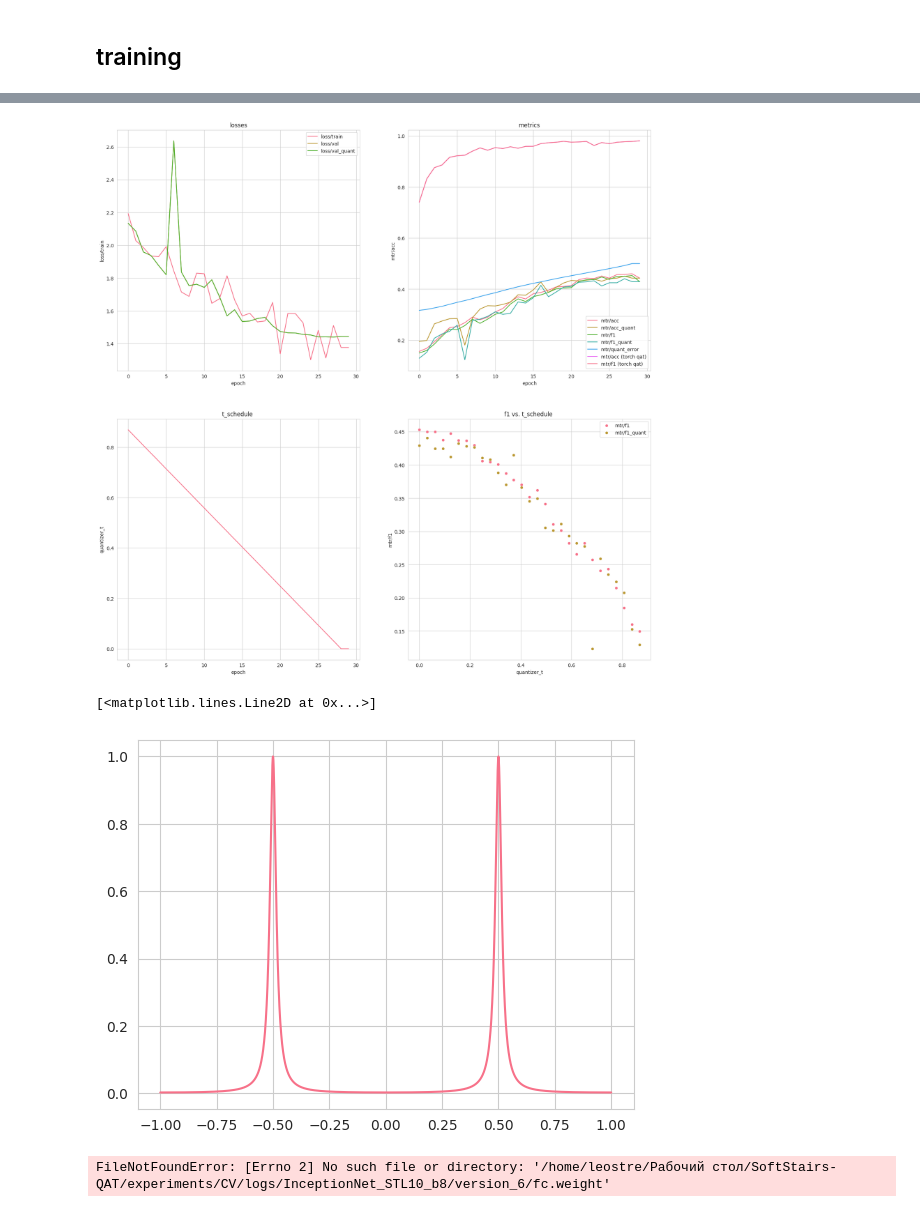
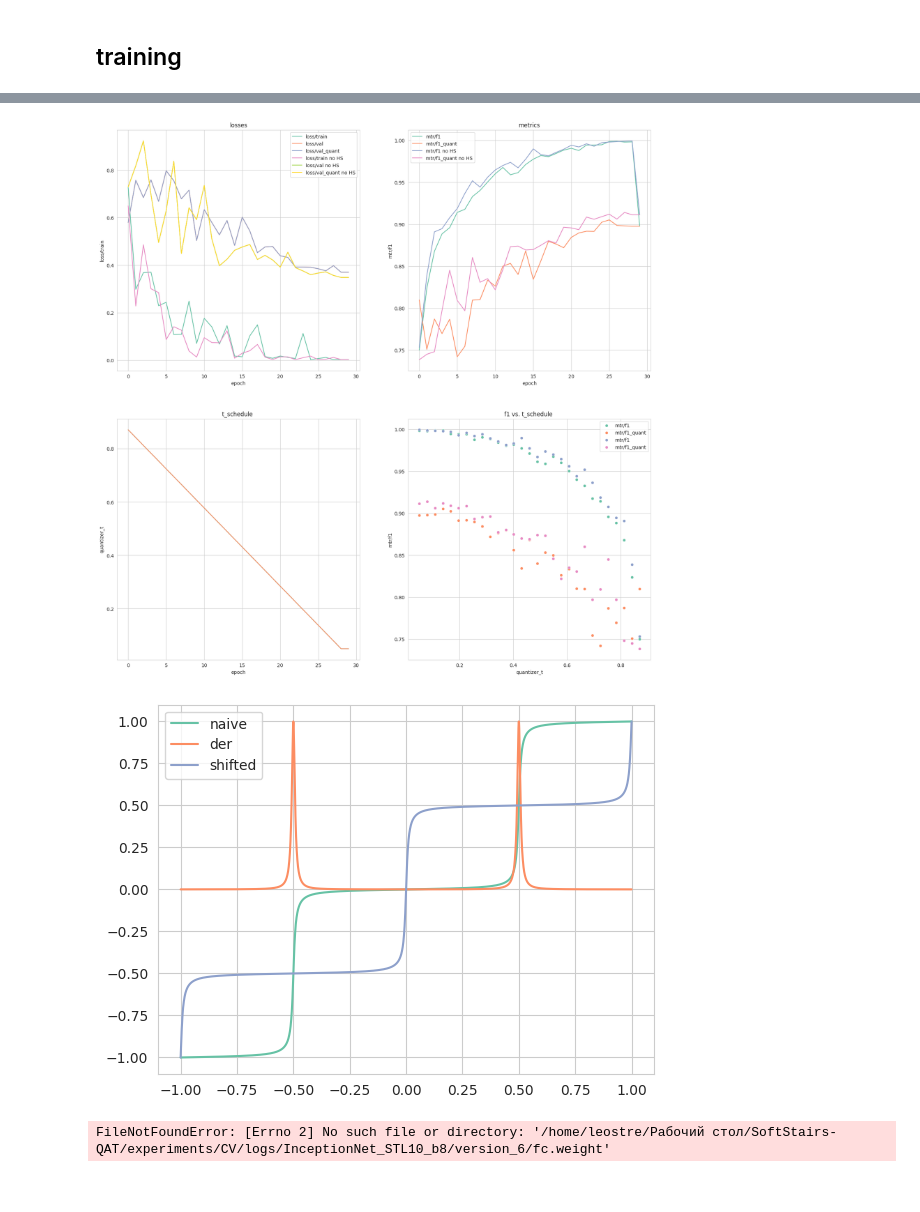
Before and after one commit to data-satanism/SoftStairs-QAT, a Jupyter notebook: experiments/CV/inception_stl10.ipynb, the cells around one changed output, grey strips where cells are left out. Saved outputs shown, nothing was run; the diff lists cells and outputs as text; code cells hidden in the pictures.

Commit message:
exp, fix: new metrics, fix quant_error

```diff
--- a/experiments/CV/inception_stl10.ipynb
+++ b/experiments/CV/inception_stl10.ipynb
@@ -556,11 +562,16 @@ from pathlib import Path
 
 # Set Seaborn style
 sns.set_style("whitegrid")
-sns.set_palette("husl")
+sns.set_palette("Set2")
 
 
 def plot_dynamics(name, scale='step', metric='acc', axes=None, suffix=''):
-    dynamics, final_results = read_results(name, scale)
+    name, *version = name.split('#')
+    if not version:
+        version = None
+    else:
+        version = int(version[0])
+    dynamics, final_results = read_results(name, scale, version)
 
     if axes is None:
         fig, axes = plt.subplots(2, 2, figsize=(20, 20))
@@ -573,7 +584,7 @@ def plot_dynamics(name, scale='step', metric='acc', axes=None, suffix=''):
 
     # mtr
 
-    for c in [c for c in dynamics.columns if c.startswith('mtr/')]:
+    for c in [c for c in dynamics.columns if not metric and c.startswith('mtr/') or isinstance(metric, str) and metric in c]:
         sns.lineplot(dynamics, x=scale, y=c, ax=axes[0][1], label=c + suffix)
     axes[0][1].legend()
     axes[0][1].set_title('metrics')
@@ -590,59 +601,72 @@ def plot_dynamics(name, scale='step', metric='acc', axes=None, suffix=''):
     # metric vs. t_schedule
 
     ax = axes[1][1]
-    for c in [c for c in dynamics.columns if metric in c]:
+    for c in [c for c in dynamics.columns if not metric and c.startswith('mtr/') or isinstance(metric, str) and metric in c]:
         sns.scatterplot(dynamics, x='quantizer_t', y=c, ax=ax, label=c)
+        if not metric:
+            break
     # sns.scatterplot(dynamics, x='quantizer_t', y=f'train_{metric}', ax=ax)
     ax.set_title(f'{metric} vs. t_schedule ')
     return axes
 
 
 # plot_dynamics('InceptionNet_STL10_b4', 'epoch')
-def plot_comparison(exp, baseline, scale, metric):
+def plot_comparison(exp, baseline, scale, metric, suffix=(' (torch qat)')):
     axes = plot_dynamics(exp, scale, metric)
-    axes = plot_dynamics(baseline, scale, metric, axes, ' (torch qat)')
+    axes = plot_dynamics(baseline, scale, metric, axes, suffix)
 
-plot_comparison('InceptionNet_STL10_b8', 'InceptionNet_STL10_b8_torch', 'epoch', 'f1')
+plot_comparison('InceptionNet_STL10_b8_tstandard#3', 'InceptionNet_STL10_b8_tstandard#4', 'epoch', 'f1', ' no HS')
 # %% [output]
-[figure, old version]
+[figure, new version]
 # %%
 from softstairs_qat.core.soft_stairs import softstairs_naive
 import math
 
 
 def softstairs_naive(x, t):
      return x + (1 / math.pi) * torch.atan2(
             -(1 - t) * torch.sin(2 * math.pi * x),
             t + 2 * (1 - t) * torch.square(torch.cos(math.pi * x))
-        ) - 0.5
+        )
+
+def softstairs_shifted(x, t):
+
+     return x + (1 / math.pi) * torch.atan2(
+            (1 - t) * torch.sin(2 * math.pi * (x)),
+            t + 2 * (1 - t) * torch.square(torch.sin(math.pi * (x)))
+        )
 
 def derivative( x: torch.Tensor, t, normalized) -> torch.Tensor:
         """Compute the SoftStairs derivative used during backpropagation.
 
-        Args:
+        Args:',
             x: Input tensor in normalized quantization coordinates.
         Returns:
             Element-wise derivative with the same shape as ``x``.
         """
         den = (t * t + 4 * (1 - t) * torch.square(torch.cos(math.pi * x)))
         if normalized:
             nom = t * t
         else:
             nom = (2 - t) * t
         deriv = nom / den
         # deriv = (1.0 - self.r) * (1.0 - self.r) / (
         #     1.0 + 2.0 * self.r * torch.cos_(2.0 * math.pi * x) + self.r * self.r
         # )
         return deriv
 
-t = .1
+t = 0.05
 x = torch.linspace(-1, 1, 10000)
-y = derivative(x, t, True)
+yd = derivative(x, t, True)
+y = softstairs_naive(x, t)
+ys = softstairs_shifted(x, t)
 
-plt.plot(x, y)
+plt.plot(x, y, label='naive')
+plt.plot(x, yd, label='der')
+plt.plot(x, ys, label='shifted')
+plt.legend();
 # %% [output]
-[<matplotlib.lines.Line2D at 0x...>]
-[figure, old version]
+[figure, new version]
 # %%
 def read_grad_param(path):
     grads = []
```
Also changed, not shown: parts of 6 cells of this notebook.
